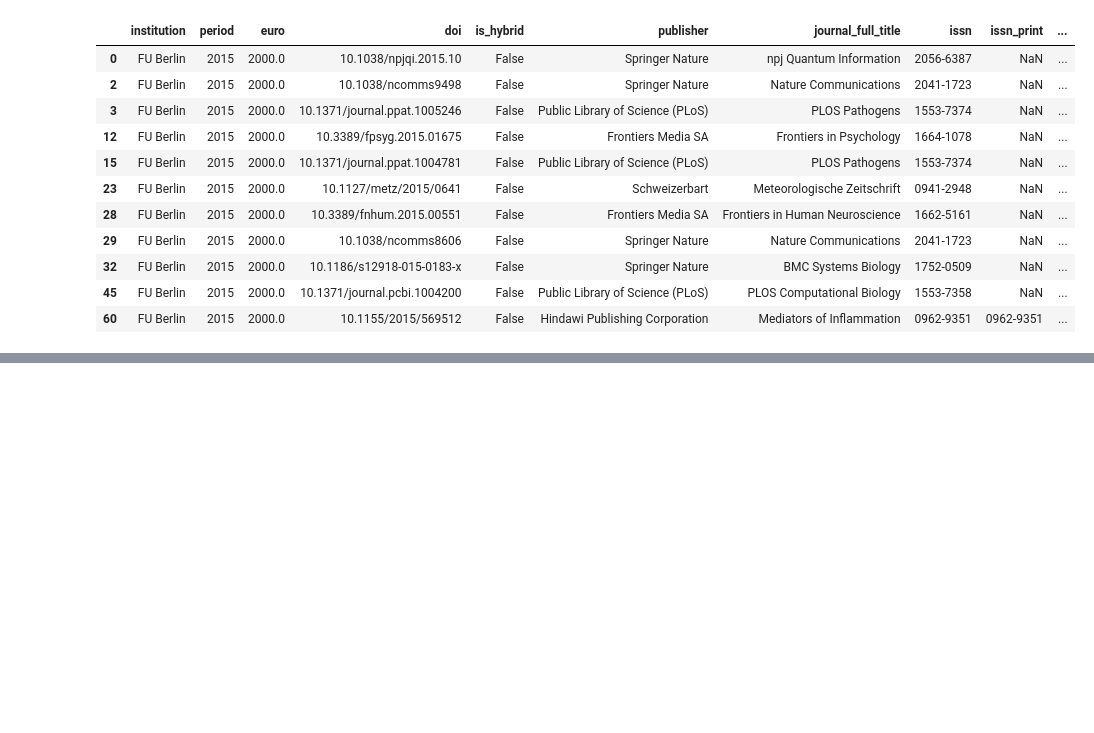
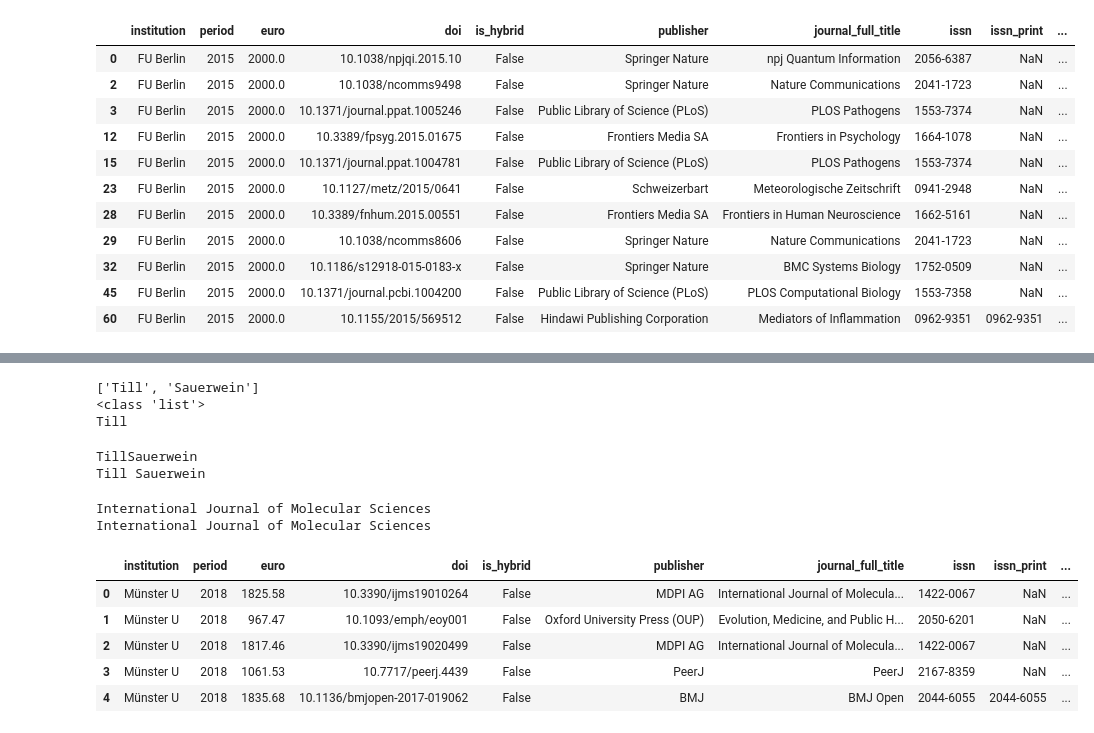
Before and after one commit to foerstner-lab/Bits_and_pieces_for_the_carpentries_workshops, a Jupyter notebook: python/Intro_to_pandas_with_OpenAPC_data.ipynb, the cells around one changed output, grey strips where cells are left out. Drawn from its saved outputs; the diff is of its cells as text; code cells hidden in the pictures; blank space fills up the shorter version.

```diff
--- a/python/Intro_to_pandas_with_OpenAPC_data.ipynb
+++ b/python/Intro_to_pandas_with_OpenAPC_data.ipynb
@@ -193,0 +210,37 @@ apcs["euro"].hist(bins=20, color="black")
+# %%
+# split
+my_name = "Till Sauerwein"
+first_and_last_name = my_name.split()
+print(first_and_last_name)
+print(type(first_and_last_name))
+print(first_and_last_name[0])
+# %% [output]
+['Till', 'Sauerwein']
+<class 'list'>
+Till
+# %%
+# concatenate two strings
+first_name = "Till"
+last_name = "Sauerwein"
+full_name = first_name + last_name
+print(full_name)
+full_name_with_spaces = first_name + " " + last_name
+print(full_name_with_spaces)
+# %% [output]
+TillSauerwein
+Till Sauerwein
+# %%
+# multi-axis indexing with pandas
+apcs = pd.read_csv("openapc.csv")
+print(apcs.loc[2, "journal_full_title"])
+print(apcs.iloc[2, 6])
+apcs.head()
+# %% [output]
+International Journal of Molecular Sciences
+International Journal of Molecular Sciences
+|  | institution | period | euro | doi | is_hybrid | publisher | journal_full_title | issn | issn_print | ... |
+| 0 | Münster U | 2018 | 1825.58 | 10.3390/ijms19010264 | False | MDPI AG | International Journal of Molecula... | 1422-0067 | NaN | ... |
+| 1 | Münster U | 2018 | 967.47 | 10.1093/emph/eoy001 | False | Oxford University Press (OUP) | Evolution, Medicine, and Public H... | 2050-6201 | NaN | ... |
+| 2 | Münster U | 2018 | 1817.46 | 10.3390/ijms19020499 | False | MDPI AG | International Journal of Molecula... | 1422-0067 | NaN | ... |
+| 3 | Münster U | 2018 | 1061.53 | 10.7717/peerj.4439 | False | PeerJ | PeerJ | 2167-8359 | NaN | ... |
+| 4 | Münster U | 2018 | 1835.68 | 10.1136/bmjopen-2017-019062 | False | BMJ | BMJ Open | 2044-6055 | 2044-6055 | ... |
```
Also changed, not shown: parts of 10 cells of this notebook.
